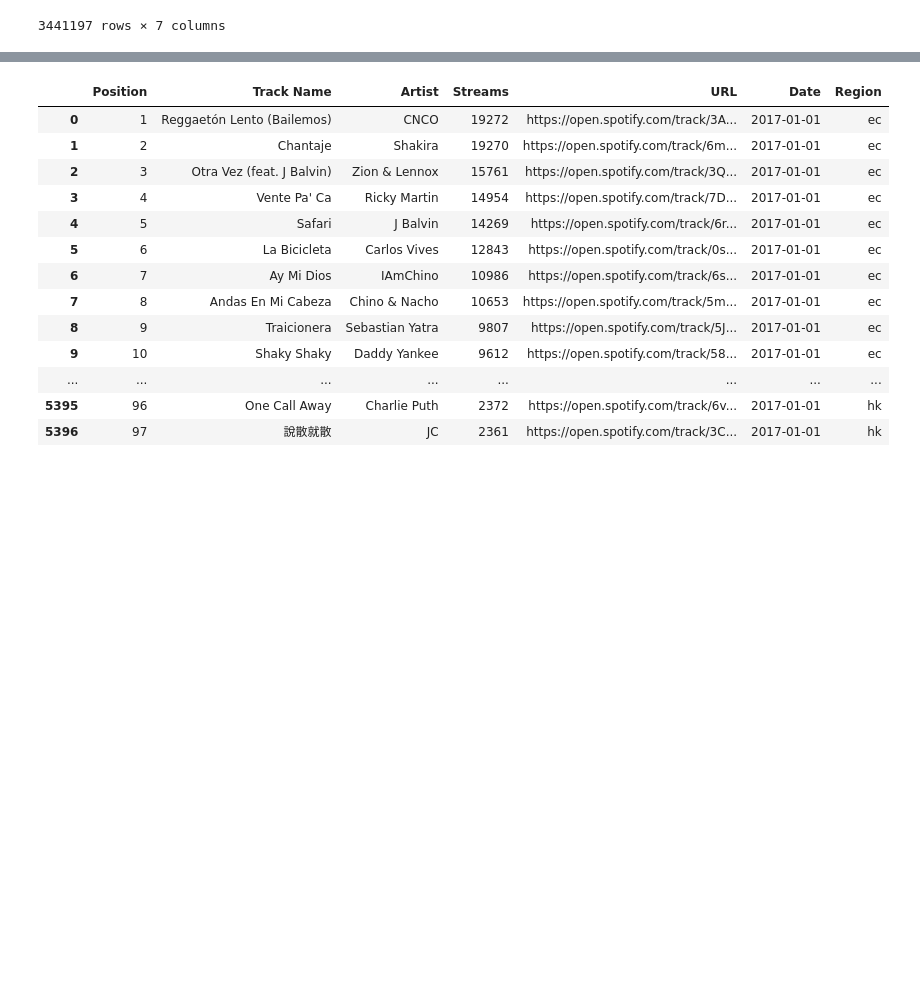
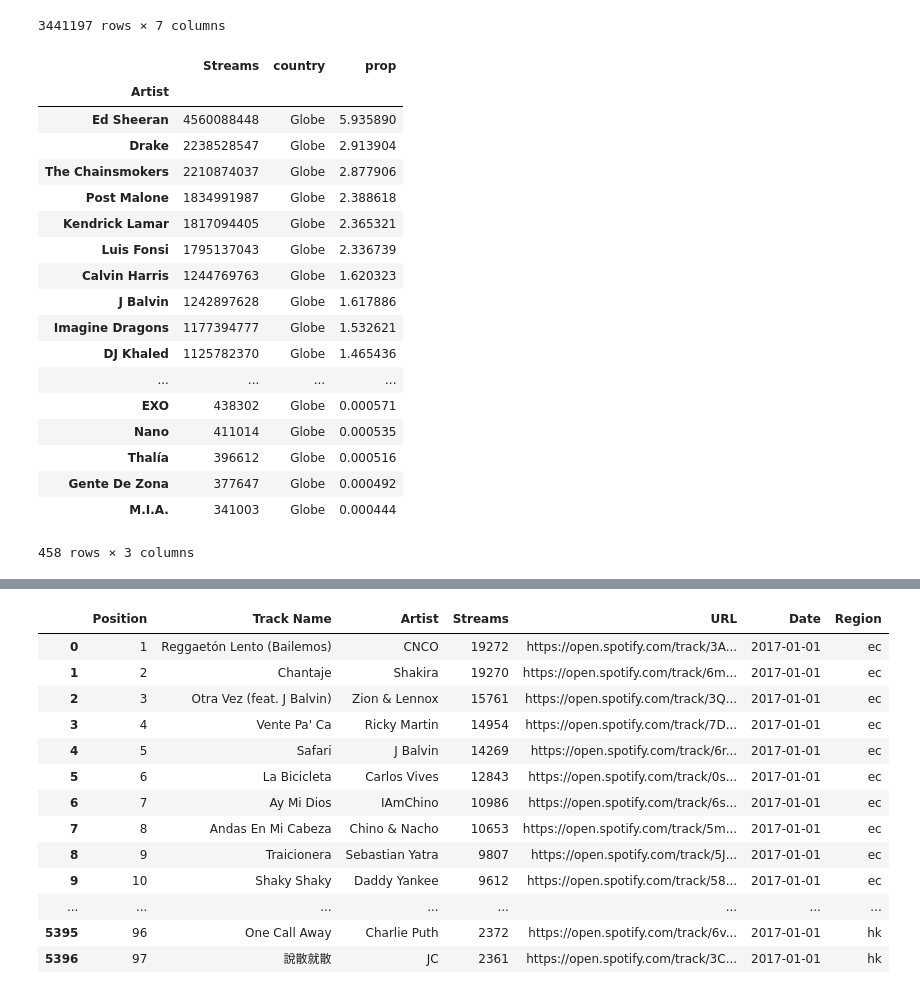
Before and after one commit to Aritra23/Spotify-Visualization, a Jupyter notebook: Spotify_Data_Analysis.ipynb, the cells around one changed output, grey strips where cells are left out. Drawn from its saved outputs; the diff is of its cells as text; code cells hidden in the pictures; blank space fills up the shorter version.

```diff
--- a/Spotify_Data_Analysis.ipynb
+++ b/Spotify_Data_Analysis.ipynb
@@ -264,3 +255,59 @@ spotify_df
 | 3441195 | 199 | 面具 | Alfred Hui | 2102 | https://open.spotify.com/track/58... | 2018-01-09 | hk |
 | 3441196 | 200 | Let Her Go | Passenger | 2088 | https://open.spotify.com/track/2j... | 2018-01-09 | hk |
 3441197 rows × 7 columns
+# %%
+# create descending table of top artists by total stream count per country
+# also add new country variable for use in merging
+top_globe2 = globe.groupby("Artist").agg({"Streams": "sum"})
+top_globe2 = top_globe2.sort_values(["Streams"], ascending = False)
+top_globe2["country"] = "Globe"
+
+top_usa2 = usa.groupby("Artist").agg({"Streams": "sum"})
+top_usa2 = top_usa2.sort_values(["Streams"], ascending = False)
+top_usa2["country"] = "USA"
+
+top_great_britain2 = great_britain.groupby("Artist").agg({"Streams": "sum"})
+top_great_britain2 = top_great_britain2.sort_values(["Streams"], ascending = False)
+top_great_britain2["country"] = "Great Britain"
+
+top_mexico2 = mexico.groupby("Artist").agg({"Streams": "sum"})
+top_mexico2 = top_mexico2.sort_values(["Streams"], ascending = False)
+top_mexico2["country"] = "Mexico"
+
+top_taiwan2 = taiwan.groupby("Artist").agg({"Streams": "sum"})
+top_taiwan2 = top_taiwan2.sort_values(["Streams"], ascending = False)
+top_taiwan2["country"] = "Taiwan"
+
+top_singapore2 = singapore.groupby("Artist").agg({"Streams": "sum"})
+top_singapore2 = top_singapore2.sort_values(["Streams"], ascending = False)
+top_singapore2["country"] = "Singapore"
+# %%
+# add a new variable of the proportion of the artist from all streams
+top_globe2["prop"] = top_globe2["Streams"]/sum(top_globe2["Streams"])*100
+top_usa2["prop"] = top_usa2["Streams"]/sum(top_usa2["Streams"])*100
+top_great_britain2["prop"] = top_great_britain2["Streams"]/sum(top_great_britain2["Streams"])*100
+top_mexico2["prop"] = top_mexico2["Streams"]/sum(top_mexico2["Streams"])*100
+top_taiwan2["prop"] = top_taiwan2["Streams"]/sum(top_taiwan2["Streams"])*100
+top_singapore2["prop"] = top_singapore2["Streams"]/sum(top_singapore2["Streams"])*100
+# %%
+top_globe2
+# %% [output]
+|  | Streams | country | prop |
+| Artist |  |  |  |
+| Ed Sheeran | 4560088448 | Globe | 5.935890 |
+| Drake | 2238528547 | Globe | 2.913904 |
+| The Chainsmokers | 2210874037 | Globe | 2.877906 |
+| Post Malone | 1834991987 | Globe | 2.388618 |
+| Kendrick Lamar | 1817094405 | Globe | 2.365321 |
+| Luis Fonsi | 1795137043 | Globe | 2.336739 |
+| Calvin Harris | 1244769763 | Globe | 1.620323 |
+| J Balvin | 1242897628 | Globe | 1.617886 |
+| Imagine Dragons | 1177394777 | Globe | 1.532621 |
+| DJ Khaled | 1125782370 | Globe | 1.465436 |
+| ... | ... | ... | ... |
+| EXO | 438302 | Globe | 0.000571 |
+| Nano | 411014 | Globe | 0.000535 |
+| Thalía | 396612 | Globe | 0.000516 |
+| Gente De Zona | 377647 | Globe | 0.000492 |
+| M.I.A. | 341003 | Globe | 0.000444 |
+458 rows × 3 columns
```
Also changed, not shown: parts of 14 cells of this notebook, 3 other files.
